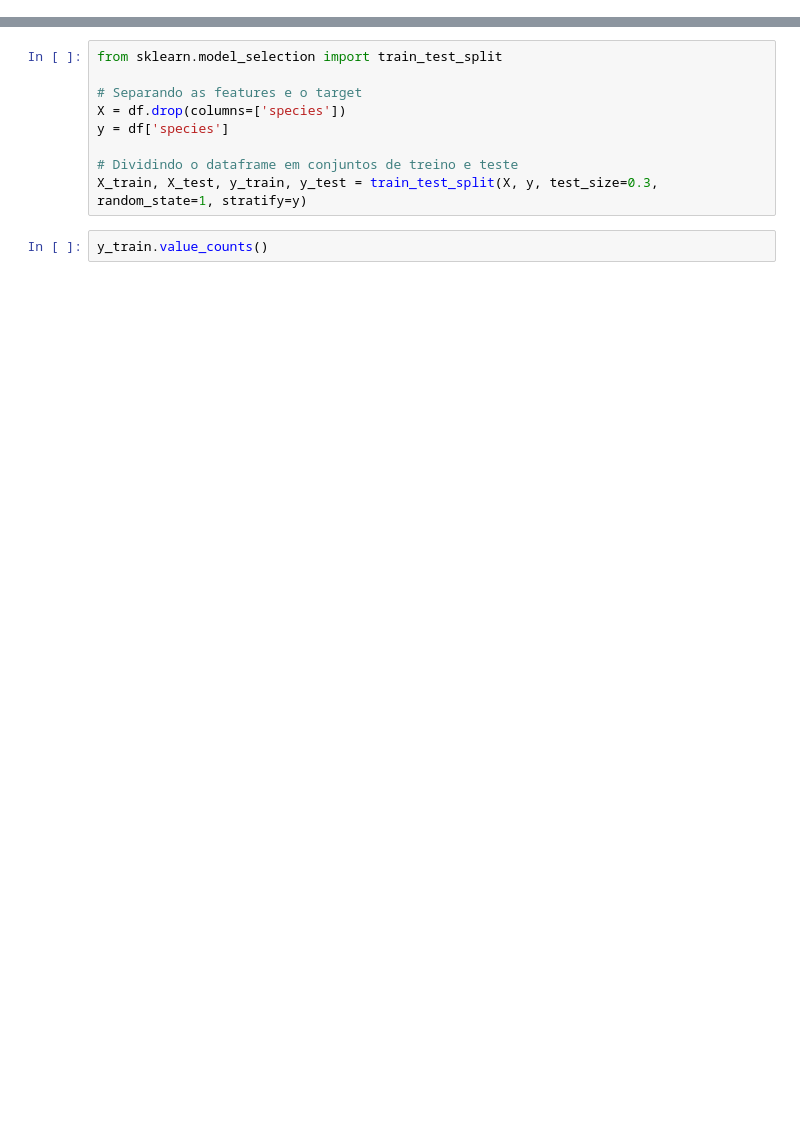
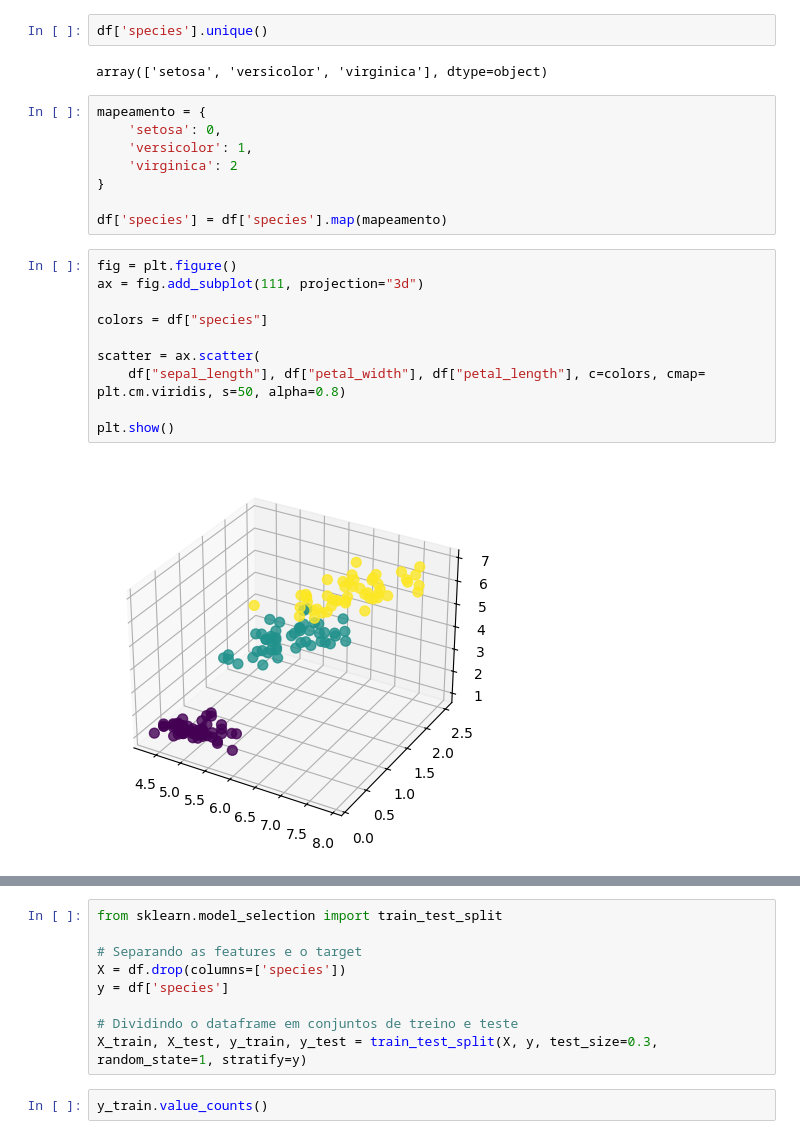
Before and after one commit to RenatoDSouza/Estudo-ML, a Jupyter notebook: ML.ipynb, the cells around one changed output, grey strips where cells are left out. Cells and saved outputs as stored; diff of their text form; blank space fills up the shorter version.

```diff
--- a/ML.ipynb
+++ b/ML.ipynb
@@ -23,3 +66,27 @@ plt.show()
+# %%
+df['species'].unique()
+# %% [output]
+array(['setosa', 'versicolor', 'virginica'], dtype=object)
+# %%
+mapeamento = {
+    'setosa': 0,
+    'versicolor': 1,
+    'virginica': 2
+}
+
+df['species'] = df['species'].map(mapeamento)
+# %%
+fig = plt.figure()
+ax = fig.add_subplot(111, projection="3d")
+
+colors = df["species"]
+
+scatter = ax.scatter(
+    df["sepal_length"], df["petal_width"], df["petal_length"], c=colors, cmap= plt.cm.viridis, s=50, alpha=0.8)
+
+plt.show()
+# %% [output]
+[figure, added]
 # %%
 features = ['sepal_length', 'sepal_width', 'petal_length', 'petal_width']
 palette = ['#FF6347', '#4682B4', '#32CD32']  # Distinct colors
```
Also changed, not shown: parts of 13 cells of this notebook.
